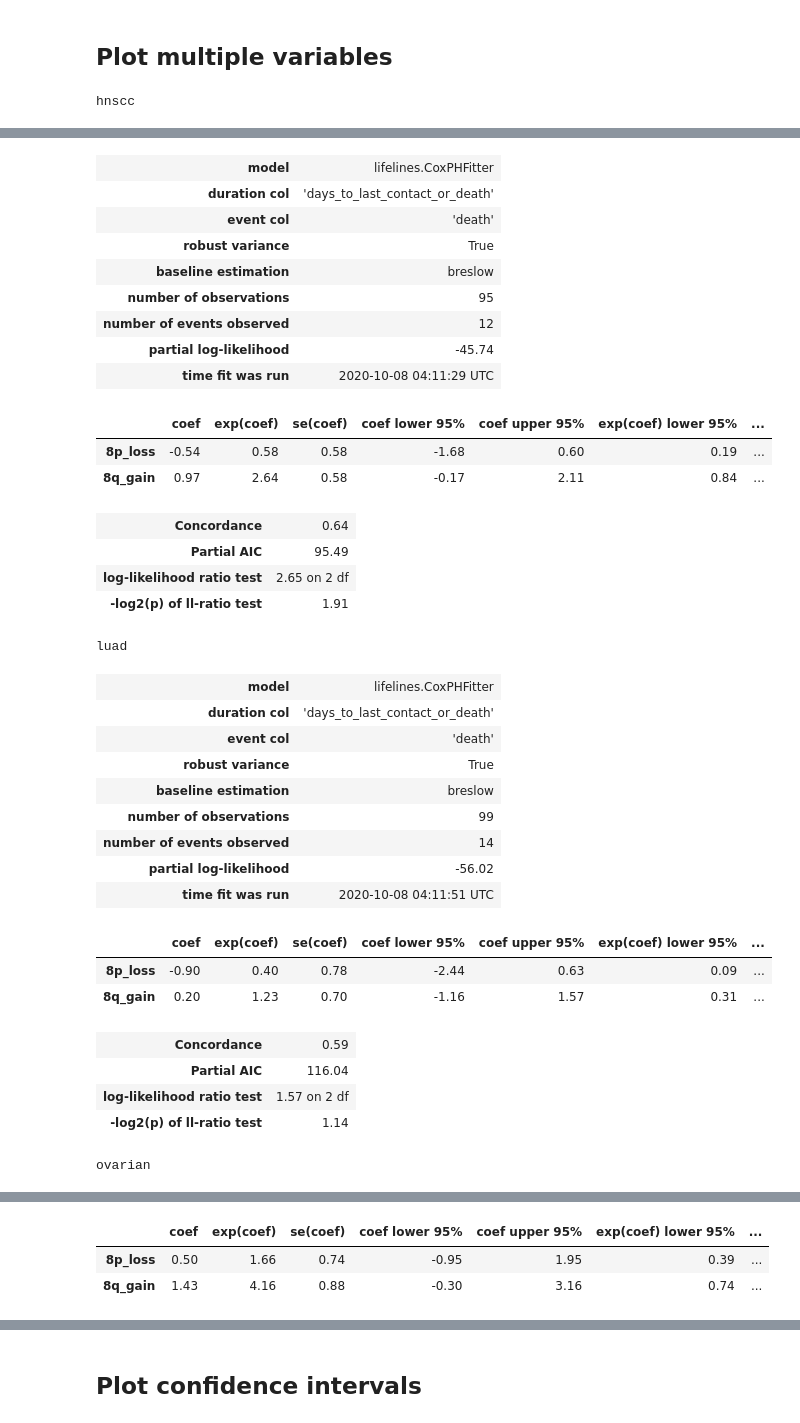
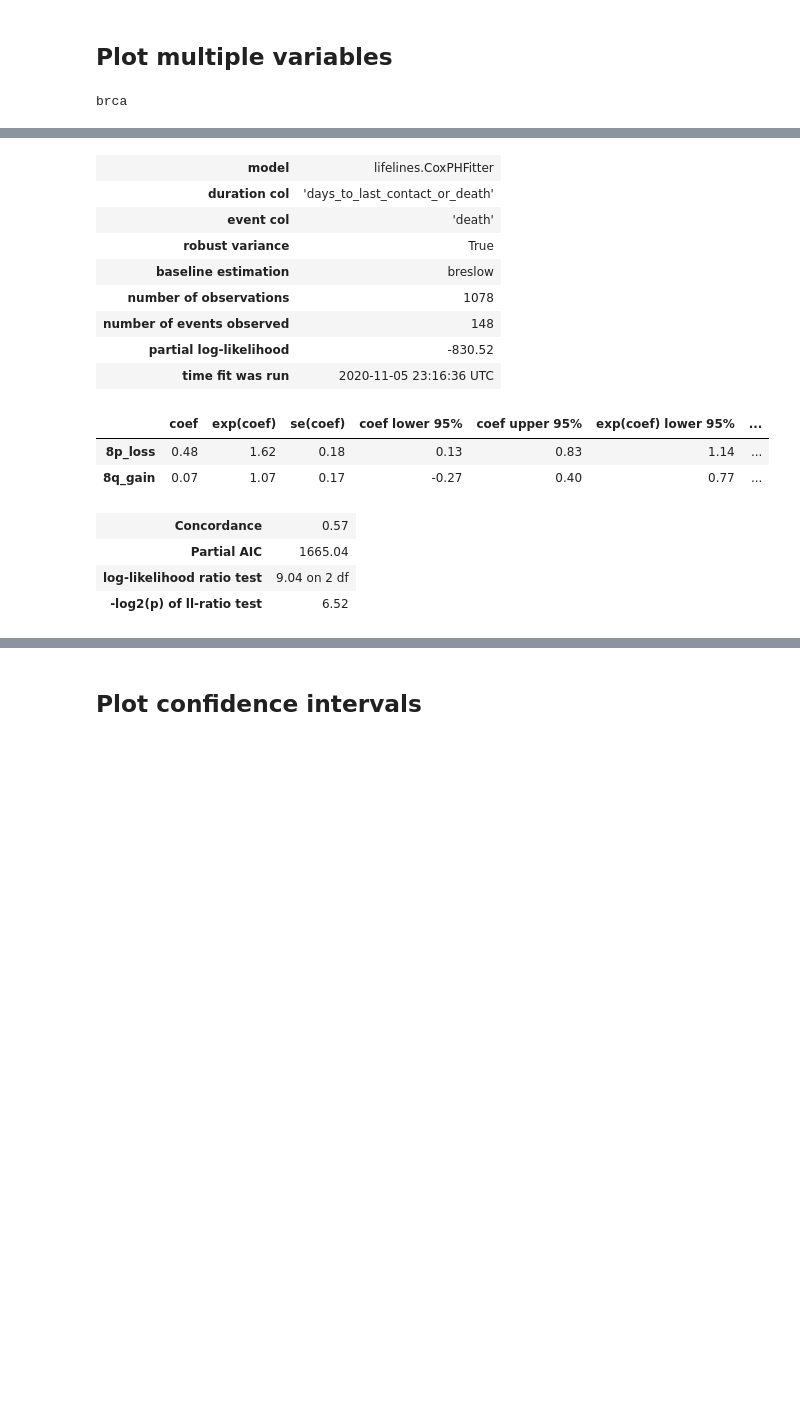
Before and after one commit to PayneLab/pancancerCNV, a Jupyter notebook: tcga_data/chromosome_8/16_survival_analysis.ipynb, the cells around one changed output, grey strips where cells are left out. Saved outputs shown, nothing was run; the diff lists cells and outputs as text; code cells hidden in the pictures; blank space fills up the shorter version.

```diff
--- a/tcga_data/chromosome_8/16_survival_analysis.ipynb
+++ b/tcga_data/chromosome_8/16_survival_analysis.ipynb
@@ -125,0 +17,9 @@ def prepare_plot_table(ds):
+# %%
+cancer_types = [
+    "brca",
+#     "colon",
+#     "hnscc",
+#     "lscc",
+#     "luad",
+#     "ovarian"
+]
@@ -171,8 +124,8 @@ def plot_single_var_survival(cancer_type, df, cnv_col):
         title=plot_title
     )
 # %%
-for cancer_type, ds in dss.items():
-    df = prepare_plot_table(ds)
+for cancer_type in cancer_types:
+    df = prepare_plot_table(cancer_type)
     for cnv_col in ["8p_loss", "8q_gain", "both", "neither"]:
         sel_df = df[["death", "days_to_last_contact_or_death", cnv_col]]
         plot_single_var_survival(cancer_type, sel_df, cnv_col)
@@ -263,9 +219,9 @@ def plot_multi_var_survival(cancer_type, df, cnv_cols):
 # %%
 cnv_cols = ["8p_loss", "8q_gain"]
 
-for cancer_type, ds in dss.items():
-    df = prepare_plot_table(ds)
+for cancer_type in cancer_types:
+    df = prepare_plot_table(cancer_type)
     df = df[["death", "days_to_last_contact_or_death", ] + cnv_cols]
     plot_multi_var_survival(cancer_type, df, cnv_cols)
 # %% [output]
-hnscc
+brca
@@ -273,34 +228,16 @@ cptac warning: The HNSCC data is currently strictly reserved for CPTAC investiga
 | model | lifelines.CoxPHFitter |
 | duration col | 'days_to_last_contact_or_death' |
 | event col | 'death' |
 | robust variance | True |
 | baseline estimation | breslow |
-| number of observations | 95 |
-| number of events observed | 12 |
-| partial log-likelihood | -45.74 |
-| time fit was run | 2020-10-08 04:11:29 UTC |
+| number of observations | 1078 |
+| number of events observed | 148 |
+| partial log-likelihood | -830.52 |
+| time fit was run | 2020-11-05 23:16:36 UTC |
 |  | coef | exp(coef) | se(coef) | coef lower 95% | coef upper 95% | exp(coef) lower 95% | ... |
-| 8p_loss | -0.54 | 0.58 | 0.58 | -1.68 | 0.60 | 0.19 | ... |
-| 8q_gain | 0.97 | 2.64 | 0.58 | -0.17 | 2.11 | 0.84 | ... |
+| 8p_loss | 0.48 | 1.62 | 0.18 | 0.13 | 0.83 | 1.14 | ... |
+| 8q_gain | 0.07 | 1.07 | 0.17 | -0.27 | 0.40 | 0.77 | ... |
-| Concordance | 0.64 |
-| Partial AIC | 95.49 |
-| log-likelihood ratio test | 2.65 on 2 df |
-| -log2(p) of ll-ratio test | 1.91 |
+| Concordance | 0.57 |
+| Partial AIC | 1665.04 |
+| log-likelihood ratio test | 9.04 on 2 df |
+| -log2(p) of ll-ratio test | 6.52 |
-luad
-| model | lifelines.CoxPHFitter |
-| duration col | 'days_to_last_contact_or_death' |
-| event col | 'death' |
-| robust variance | True |
-| baseline estimation | breslow |
-| number of observations | 99 |
-| number of events observed | 14 |
-| partial log-likelihood | -56.02 |
-| time fit was run | 2020-10-08 04:11:51 UTC |
-|  | coef | exp(coef) | se(coef) | coef lower 95% | coef upper 95% | exp(coef) lower 95% | ... |
-| 8p_loss | -0.90 | 0.40 | 0.78 | -2.44 | 0.63 | 0.09 | ... |
-| 8q_gain | 0.20 | 1.23 | 0.70 | -1.16 | 1.57 | 0.31 | ... |
-| Concordance | 0.59 |
-| Partial AIC | 116.04 |
-| log-likelihood ratio test | 1.57 on 2 df |
-| -log2(p) of ll-ratio test | 1.14 |
-ovarian
@@ -316,3 +243,0 @@ ovarian
-|  | coef | exp(coef) | se(coef) | coef lower 95% | coef upper 95% | exp(coef) lower 95% | ... |
-| 8p_loss | 0.50 | 1.66 | 0.74 | -0.95 | 1.95 | 0.39 | ... |
-| 8q_gain | 1.43 | 4.16 | 0.88 | -0.30 | 3.16 | 0.74 | ... |
```
Also changed, not shown: parts of 17 cells of this notebook.
